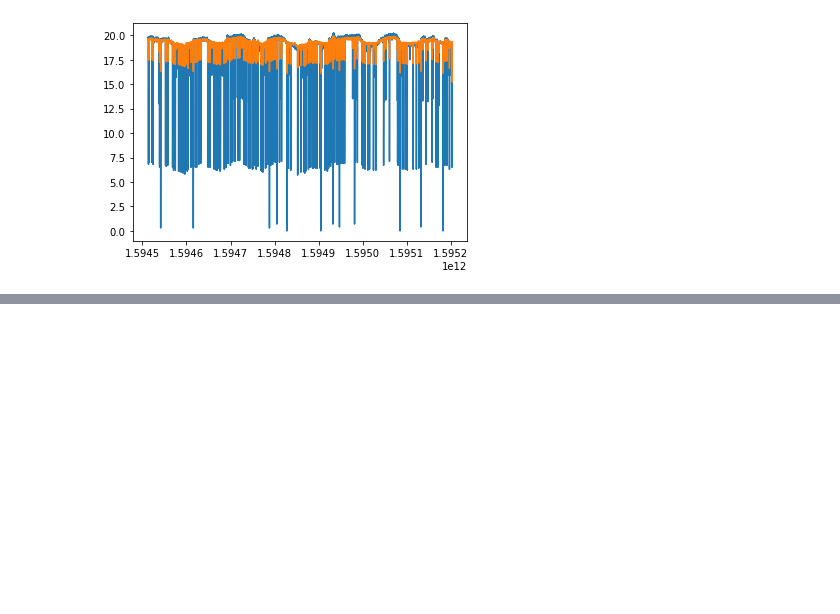
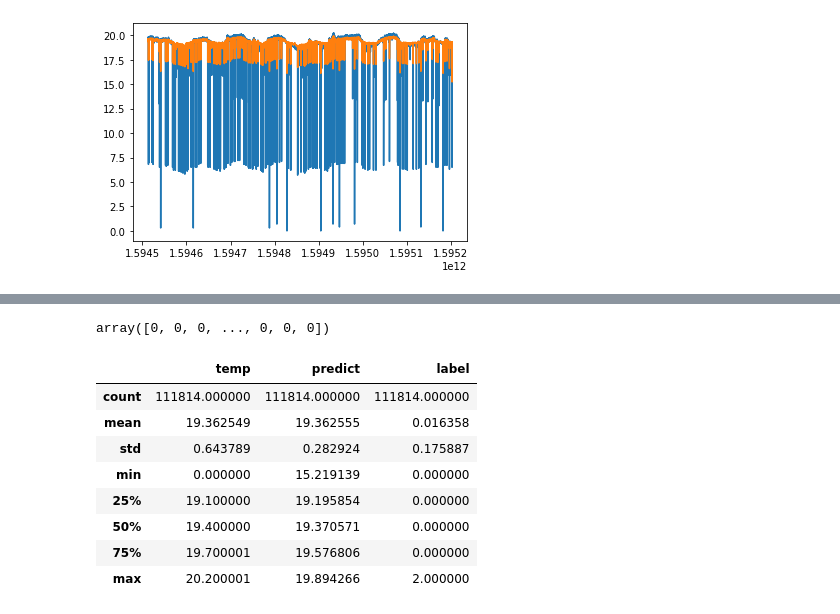
Before and after one commit to GStarP/cloud-analysis, a Jupyter notebook: research/abnormal_detect.ipynb, the cells around one changed output, grey strips where cells are left out. Saved outputs shown, nothing was run; the diff lists cells and outputs as text; code cells hidden in the pictures; blank space fills up the shorter version.

```diff
--- a/research/abnormal_detect.ipynb
+++ b/research/abnormal_detect.ipynb
@@ -150,0 +154,4 @@ plt.plot(temp_ts_predict)
+# %%
+# 以实际值与预测值的偏差作为聚类值
+temp_ts_bias = temp_ts - temp_ts_predict
+temp_ts_bias
@@ -150,0 +172,27 @@ plt.plot(temp_ts_predict)
+# %%
+import numpy as np
+from sklearn.cluster import KMeans
+
+# 使用 KMeans 将数据分为三类
+cluster_model = KMeans(n_clusters=3)
+cluster_model.fit(np.array(temp_ts_bias).reshape(-1, 1))
+labels = cluster_model.labels_
+labels
+# %% [output]
+array([0, 0, 0, ..., 0, 0, 0])
+# %%
+# 将实际值、预测值、分类集成到一起
+temp_ts_df = pd.DataFrame(columns=['temp'], data=temp_ts.values, index=temp_ts.index)
+temp_ts_df['predict'] = temp_ts_predict.values
+temp_ts_df['label'] = labels
+temp_ts_df.describe()
+# %% [output]
+|  | temp | predict | label |
+| count | 111814.000000 | 111814.000000 | 111814.000000 |
+| mean | 19.362549 | 19.362555 | 0.016358 |
+| std | 0.643789 | 0.282924 | 0.175887 |
+| min | 0.000000 | 15.219139 | 0.000000 |
+| 25% | 19.100000 | 19.195854 | 0.000000 |
+| 50% | 19.400000 | 19.370571 | 0.000000 |
+| 75% | 19.700001 | 19.576806 | 0.000000 |
+| max | 20.200001 | 19.894266 | 2.000000 |
```
Also changed, not shown: parts of 12 cells of this notebook.
